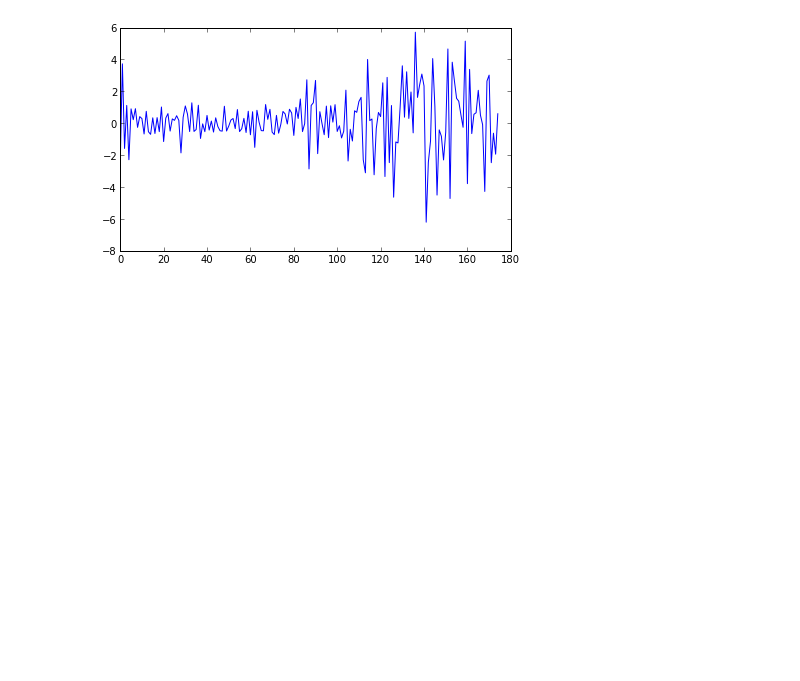
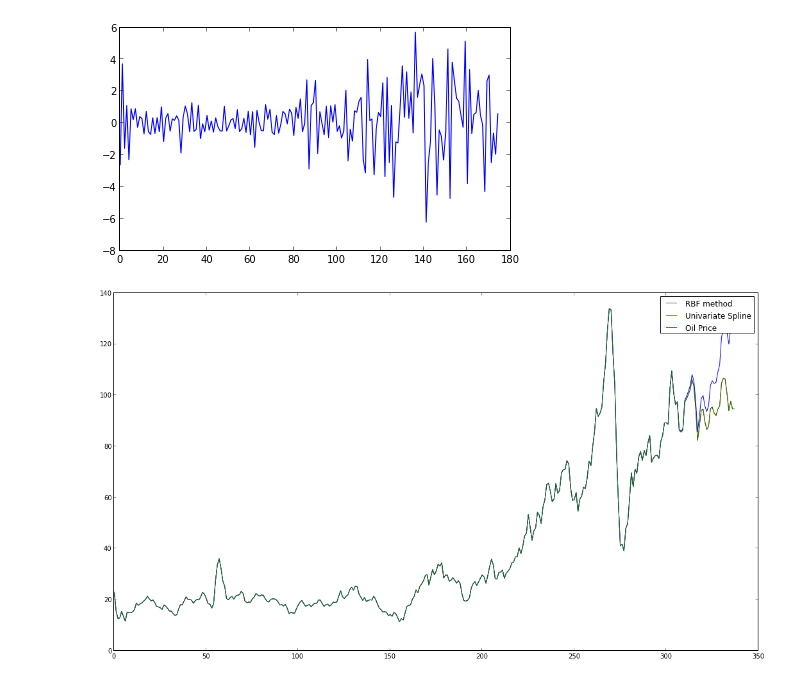
Before and after one commit to ankit-maverick/Wavelets_course_project, a Jupyter notebook: nb/Untitled0.ipynb, the cells around one changed output. Saved outputs shown, nothing was run; the diff lists cells and outputs as text; code cells hidden in the pictures; blank space fills up the shorter version.

```diff
--- a/nb/Untitled0.ipynb
+++ b/nb/Untitled0.ipynb
@@ -72,3 +73,28 @@ plt.plot(cD1)
 plt.show()
 # %% [output]
 [figure]
+# %%
+# Extend the samples of cA5 using an interpolated univariate spline. This, by fitting this spline, we extended the
+# data to values [0:349] rather than [0:336]
+t0 = np.linspace(0,336,cA5.shape[0]).astype(int)
+ius_cA5 = InterpolatedUnivariateSpline(t0[:-2],cA5[:-2])
+ti = np.linspace(0,336,cA5.shape[0]).astype(int)
+cA5i1 = ius_cA5(ti)
+Wi1 = pywt.waverec([cA5i1, cD5, cD4, cD3, cD2, cD1], 'db7')
+
+rbf_cA5 = Rbf(t0,cA5)
+cA5i2 = rbf_cA5(ti)
+Wi2 = pywt.waverec([cA5i2, cD5, cD4, cD3, cD2, cD1], 'db7')
+
+rcParams['figure.figsize'] = 18, 10
+p1, = plot(t, data[:, 0], 'r')
+#p2, = plot(Wi1, 'b')
+p3, = plot(Wi2, 'g')
+
+legend([p3, p2, p1], ["RBF method", "Univariate Spline", "Oil Price"])
+#plt.xlabel('No. of Months from Jan 1986')
+#plt.ylabel('Price in USD per Barrel')
+#plt.title('Crude Oil Price and Futures')
+plt.show()
+# %% [output]
+[figure, added]
```
Also changed, not shown: parts of 2 cells of this notebook.
